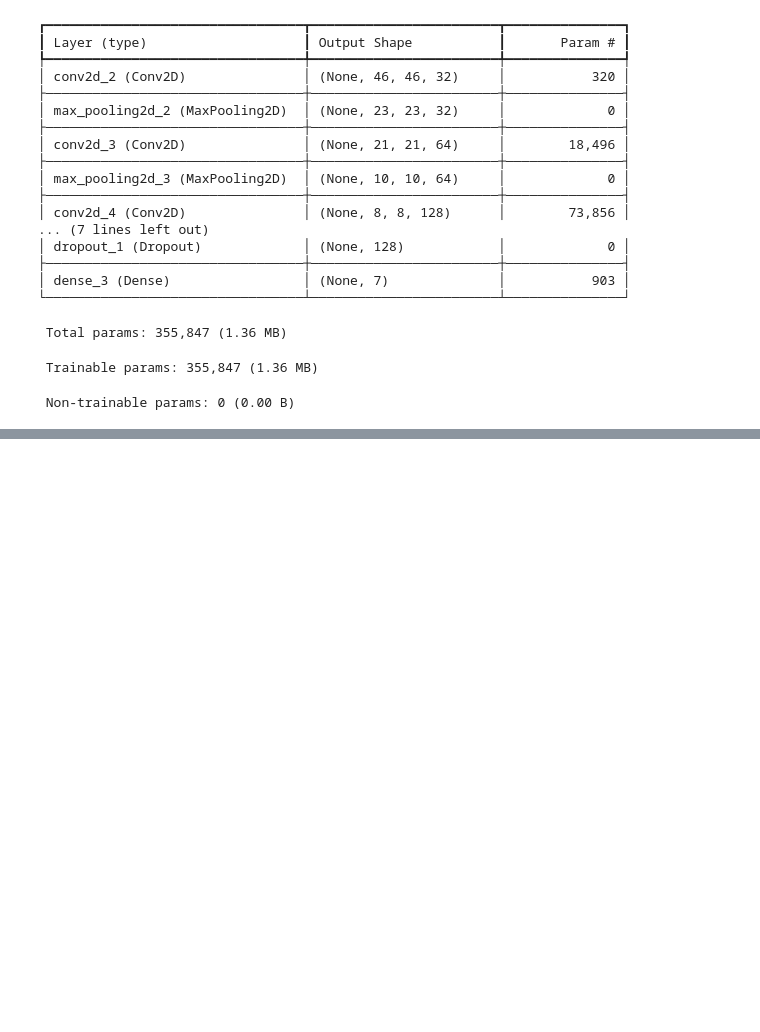
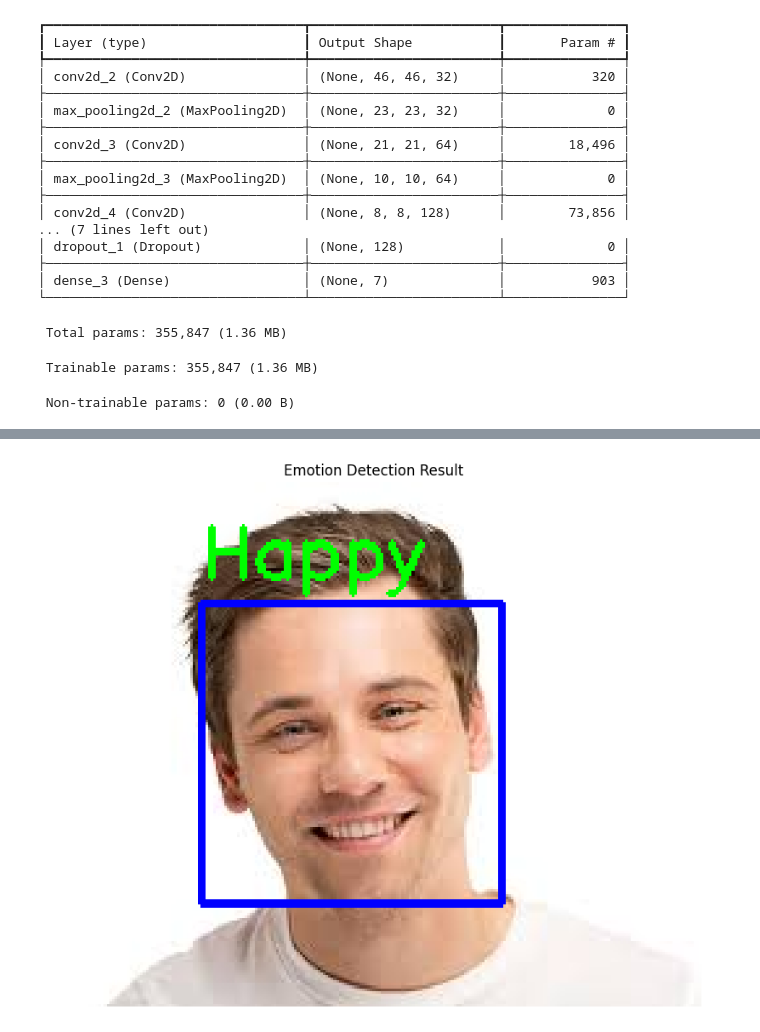
Before and after one commit to springboardmentor442n-coder/Emotion-Detection-and-Music-Recommendation-System, a Jupyter notebook: app.ipynb, the cells around one changed output, grey strips where cells are left out. Drawn from its saved outputs; the diff is of its cells as text; code cells hidden in the pictures; blank space fills up the shorter version.

```diff
--- a/app.ipynb
+++ b/app.ipynb
@@ -127,0 +213,44 @@ Model: "sequential_1"
+# %%
+from tensorflow.keras.models import load_model
+
+# Ensure the model is loaded if not already in memory
+# model = load_model("emotion_model.h5") # Uncomment and run this if you restarted the kernel
+
+face_cascade = cv2.CascadeClassifier(cv2.data.haarcascades + 'haarcascade_frontalface_default.xml')
+
+# Read the uploaded image
+image_path = image_filename # Use the filename from the uploaded file
+frame = cv2.imread(image_path)
+
+if frame is None:
+    print(f"Error: Could not load image from {image_path}")
+else:
+    gray = cv2.cvtColor(frame, cv2.COLOR_BGR2GRAY)
+    faces = face_cascade.detectMultiScale(gray, 1.3, 5)
+
+    for (x, y, w, h) in faces:
+        face_roi = gray[y:y+h, x:x+w]
+        face_roi = cv2.resize(face_roi, (48, 48))
+        face_roi = face_roi / 255.0
+        face_roi = face_roi.reshape(1, 48, 48, 1)
+
+        prediction = model.predict(face_roi)
+        emotion_index = np.argmax(prediction)
+        emotion = emotion_labels[emotion_index]
+
+        cv2.putText(frame, emotion, (x, y - 10),
+                    cv2.FONT_HERSHEY_SIMPLEX,
+                    0.9, (0, 255, 0), 2)
+
+        if emotion in emotion_music:
+            print(f"Detected {emotion}, would play: {emotion_music[emotion]}")
+
+        cv2.rectangle(frame, (x, y), (x + w, y + h), (255, 0, 0), 2)
+
+    # Display the result using matplotlib instead of cv2.imshow
+    plt.figure(figsize=(10, 8))
+    plt.imshow(cv2.cvtColor(frame, cv2.COLOR_BGR2RGB)) # Convert BGR to RGB for matplotlib
+    plt.axis('off')
+    plt.title('Emotion Detection Result')
+    plt.show()
+# %% [output]
@@ -127,0 +259 @@ Model: "sequential_1"
+[figure, added]
```
Also changed, not shown: parts of 10 cells of this notebook.
